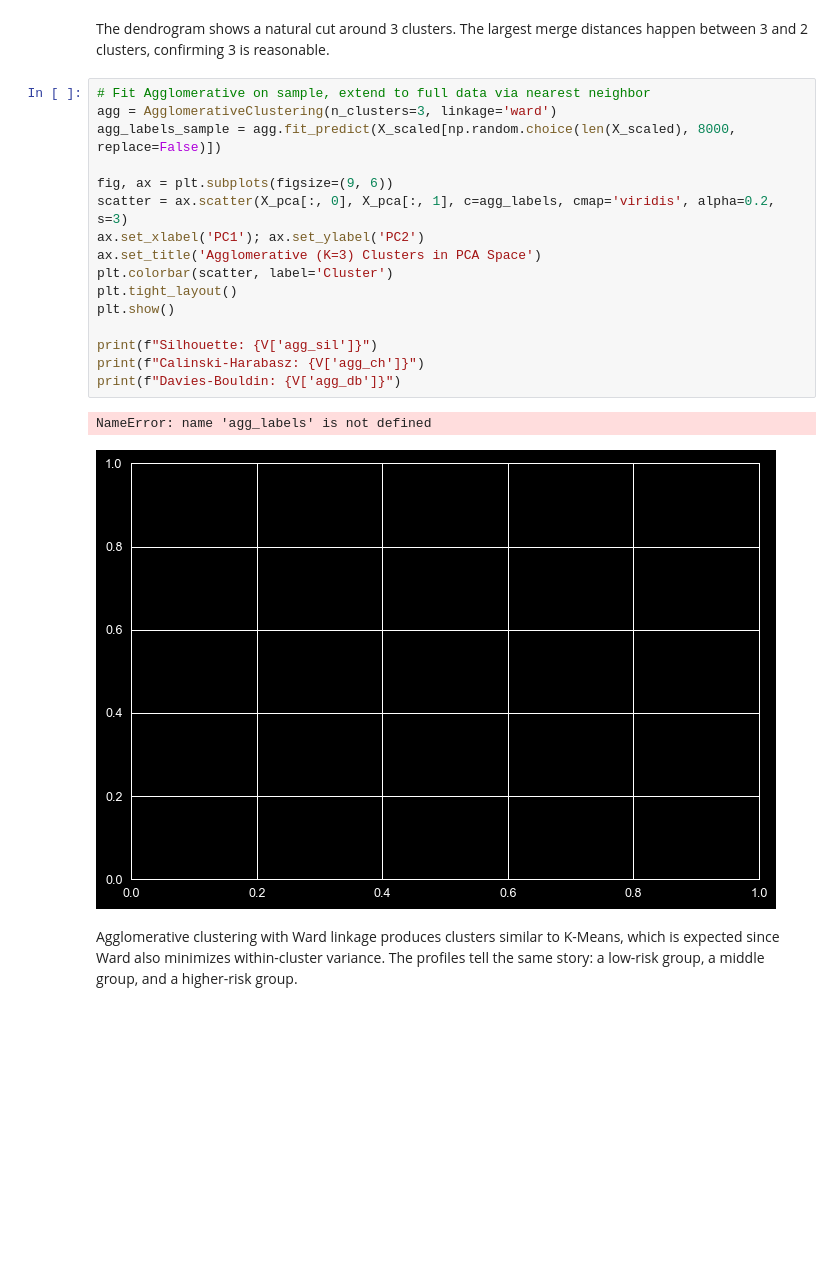
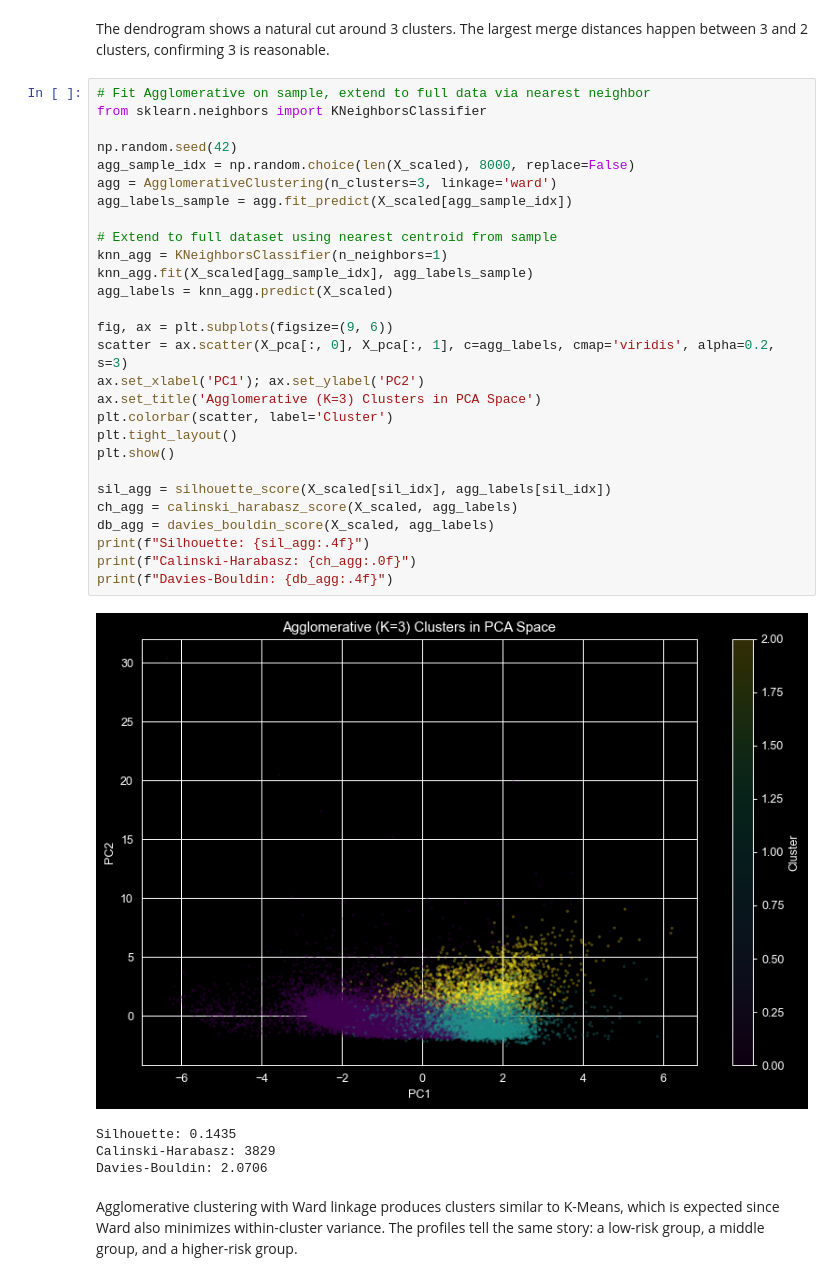
Before and after one commit to titusk2/DS-7331-, a Jupyter notebook: ds_7331_lab_three_clustering_v2.ipynb, the cells around one changed output. Drawn from its saved outputs; the diff is of its cells as text; blank space fills up the shorter version.

```diff
--- a/ds_7331_lab_three_clustering_v2.ipynb
+++ b/ds_7331_lab_three_clustering_v2.ipynb
@@ -295,23 +295,37 @@ plt.show()
 The dendrogram shows a natural cut around 3 clusters. The largest merge distances happen between 3 and 2 clusters, confirming 3 is reasonable.
 # %%
 # Fit Agglomerative on sample, extend to full data via nearest neighbor
+from sklearn.neighbors import KNeighborsClassifier
+
+np.random.seed(42)
+agg_sample_idx = np.random.choice(len(X_scaled), 8000, replace=False)
 agg = AgglomerativeClustering(n_clusters=3, linkage='ward')
-agg_labels_sample = agg.fit_predict(X_scaled[np.random.choice(len(X_scaled), 8000, replace=False)])
+agg_labels_sample = agg.fit_predict(X_scaled[agg_sample_idx])
+
+# Extend to full dataset using nearest centroid from sample
+knn_agg = KNeighborsClassifier(n_neighbors=1)
+knn_agg.fit(X_scaled[agg_sample_idx], agg_labels_sample)
+agg_labels = knn_agg.predict(X_scaled)
 
 fig, ax = plt.subplots(figsize=(9, 6))
 scatter = ax.scatter(X_pca[:, 0], X_pca[:, 1], c=agg_labels, cmap='viridis', alpha=0.2, s=3)
 ax.set_xlabel('PC1'); ax.set_ylabel('PC2')
 ax.set_title('Agglomerative (K=3) Clusters in PCA Space')
 plt.colorbar(scatter, label='Cluster')
 plt.tight_layout()
 plt.show()
 
-print(f"Silhouette: {V['agg_sil']}")
-print(f"Calinski-Harabasz: {V['agg_ch']}")
-print(f"Davies-Bouldin: {V['agg_db']}")
+sil_agg = silhouette_score(X_scaled[sil_idx], agg_labels[sil_idx])
+ch_agg = calinski_harabasz_score(X_scaled, agg_labels)
+db_agg = davies_bouldin_score(X_scaled, agg_labels)
+print(f"Silhouette: {sil_agg:.4f}")
+print(f"Calinski-Harabasz: {ch_agg:.0f}")
+print(f"Davies-Bouldin: {db_agg:.4f}")
 # %% [output]
+[figure, new version]
-NameError: name 'agg_labels' is not defined
+Silhouette: 0.1435
+Calinski-Harabasz: 3829
+Davies-Bouldin: 2.0706
-[figure, old version]
 # %% [markdown]
 Agglomerative clustering with Ward linkage produces clusters similar to K-Means, which is expected since Ward also minimizes within-cluster variance. The profiles tell the same story: a low-risk group, a middle group, and a higher-risk group.
 # %% [markdown]
```
Also changed, not shown: parts of 2 cells of this notebook.
